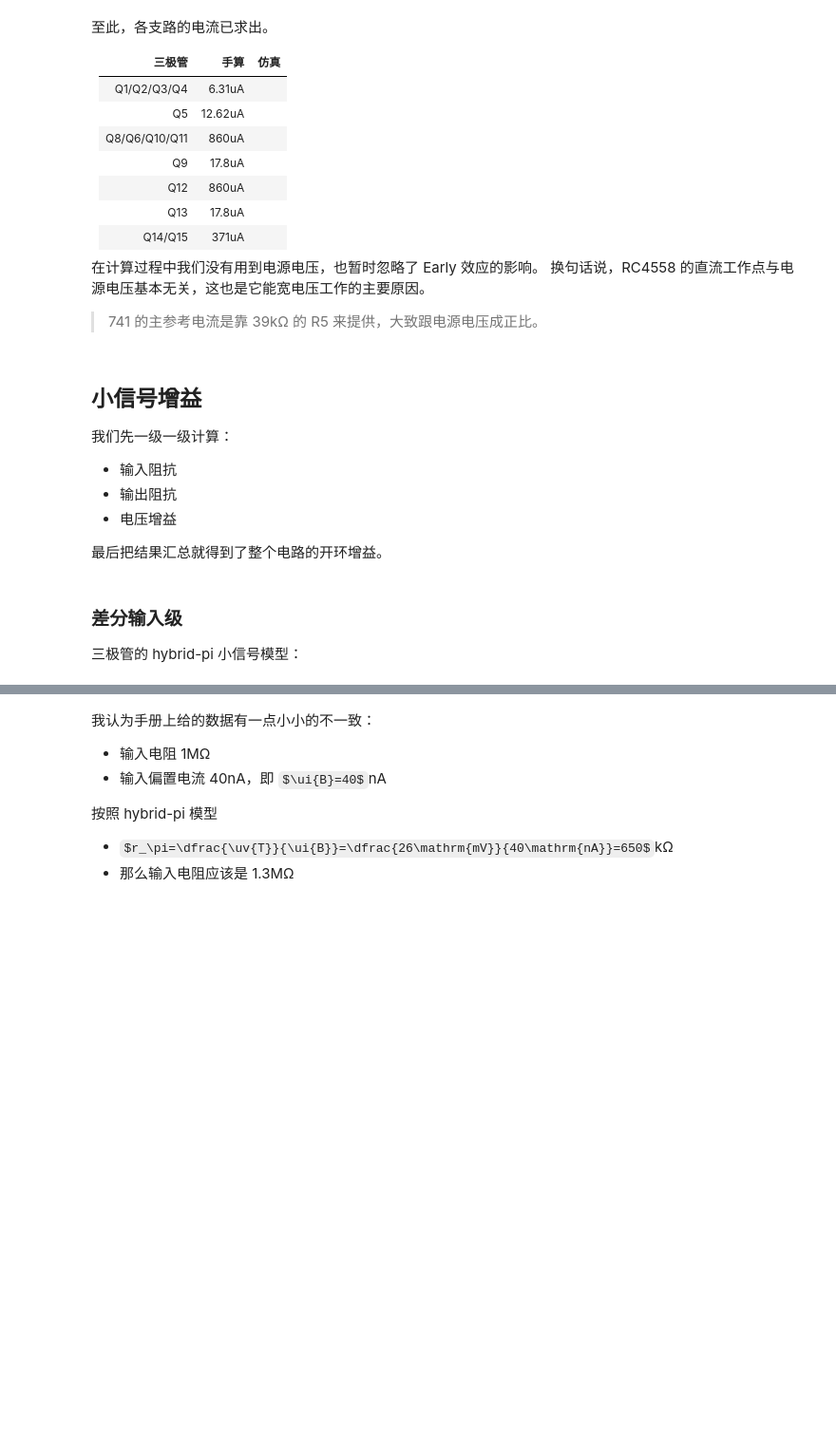
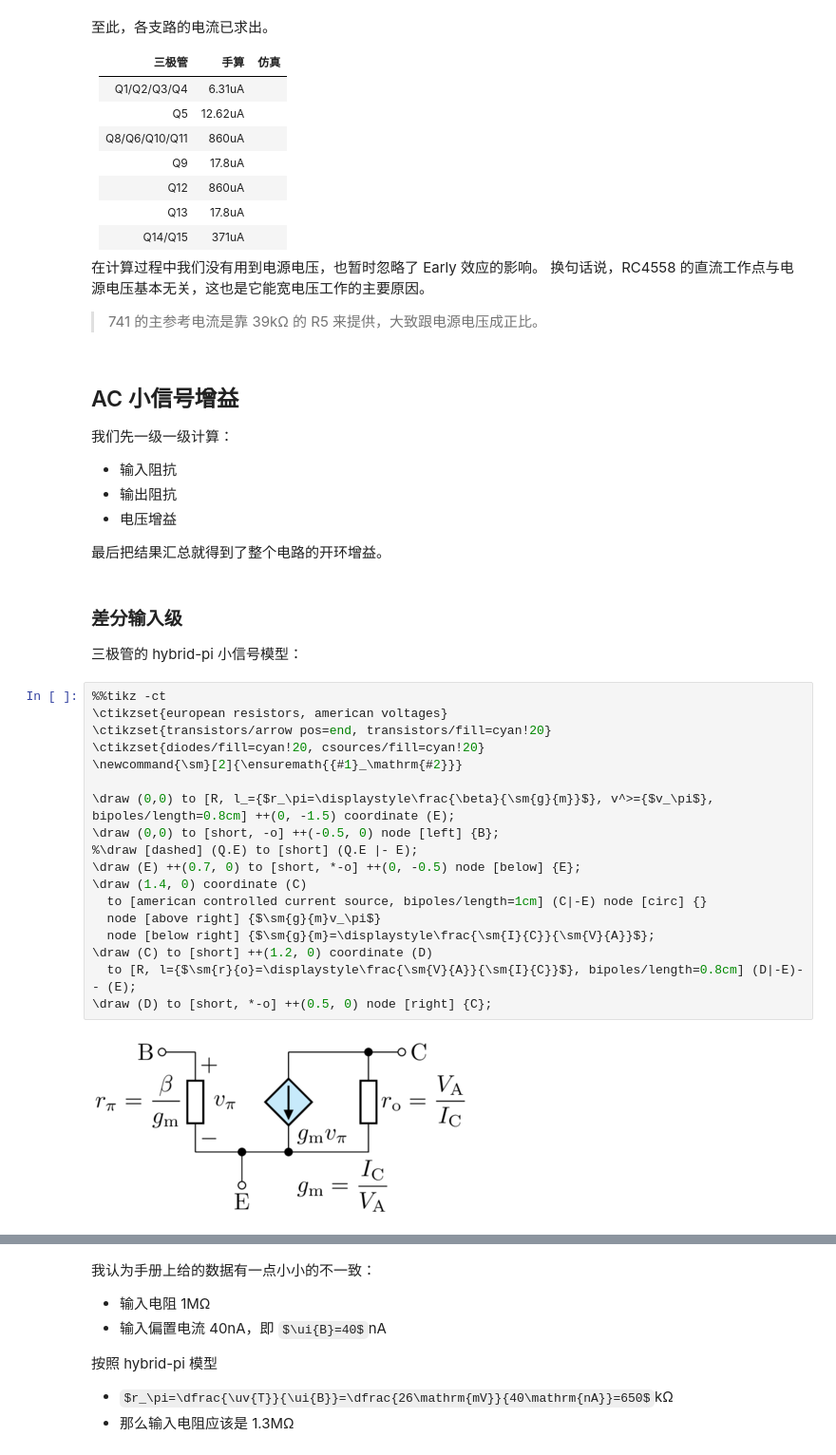
Before and after one commit to chenshuo/nuedc, a Jupyter notebook: docs/rc4558.ipynb, the cells around one changed output, grey strips where cells are left out. Shown at 95% size. Saved outputs shown, nothing was run; the diff lists cells and outputs as text; some formulas as TeX source; blank space fills up the shorter version.

```diff
--- a/docs/rc4558.ipynb
+++ b/docs/rc4558.ipynb
@@ -155,7 +155,7 @@ $\uv{BE9} = \uv{T}\ln\dfrac{\ui{C9}}{\ui{SN}}=26\ln\dfrac{17.8\mathrm{uA}}{5\mat
 
 > 741 的主参考电流是靠 39kΩ 的 R5 来提供，大致跟电源电压成正比。
 # %% [markdown]
-## 小信号增益
+## AC 小信号增益
 
 我们先一级一级计算：
 
@@ -168,4 +168,24 @@ $\uv{BE9} = \uv{T}\ln\dfrac{\ui{C9}}{\ui{SN}}=26\ln\dfrac{17.8\mathrm{uA}}{5\mat
 ### 差分输入级
 
 三极管的 hybrid-pi 小信号模型：
+# %%
+%%tikz -ct
+\ctikzset{european resistors, american voltages}
+\ctikzset{transistors/arrow pos=end, transistors/fill=cyan!20}
+\ctikzset{diodes/fill=cyan!20, csources/fill=cyan!20}
+\newcommand{\sm}[2]{\ensuremath{{#1}_\mathrm{#2}}}
+
+\draw (0,0) to [R, l_={$r_\pi=\displaystyle\frac{\beta}{\sm{g}{m}}$}, v^>={$v_\pi$}, bipoles/length=0.8cm] ++(0, -1.5) coordinate (E);
+\draw (0,0) to [short, -o] ++(-0.5, 0) node [left] {B};
+%\draw [dashed] (Q.E) to [short] (Q.E |- E);
+\draw (E) ++(0.7, 0) to [short, *-o] ++(0, -0.5) node [below] {E};
+\draw (1.4, 0) coordinate (C)
+  to [american controlled current source, bipoles/length=1cm] (C|-E) node [circ] {}
+  node [above right] {$\sm{g}{m}v_\pi$}
+  node [below right] {$\sm{g}{m}=\displaystyle\frac{\sm{I}{C}}{\sm{V}{A}}$};
+\draw (C) to [short] ++(1.2, 0) coordinate (D)
+  to [R, l={$\sm{r}{o}=\displaystyle\frac{\sm{V}{A}}{\sm{I}{C}}$}, bipoles/length=0.8cm] (D|-E)-- (E);
+\draw (D) to [short, *-o] ++(0.5, 0) node [right] {C};
+# %% [output]
+[figure, added]
 # %% [markdown]
```
Also changed, not shown: parts of 4 cells of this notebook, 3 other files.
